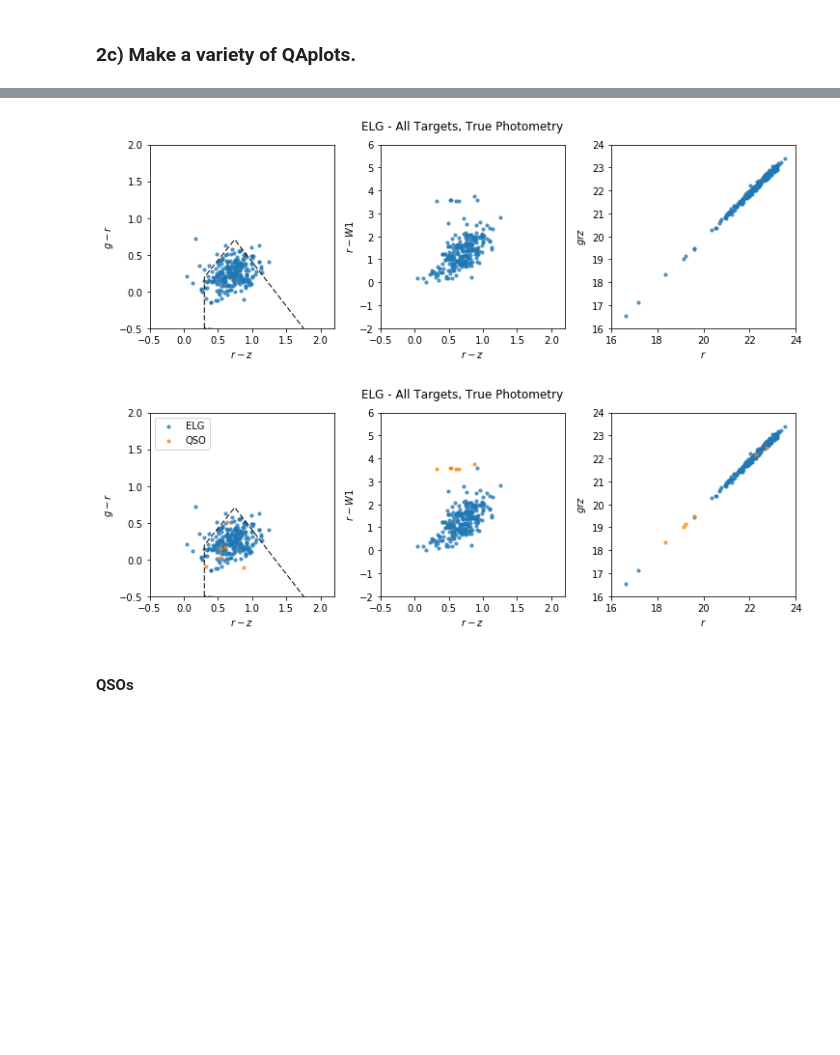
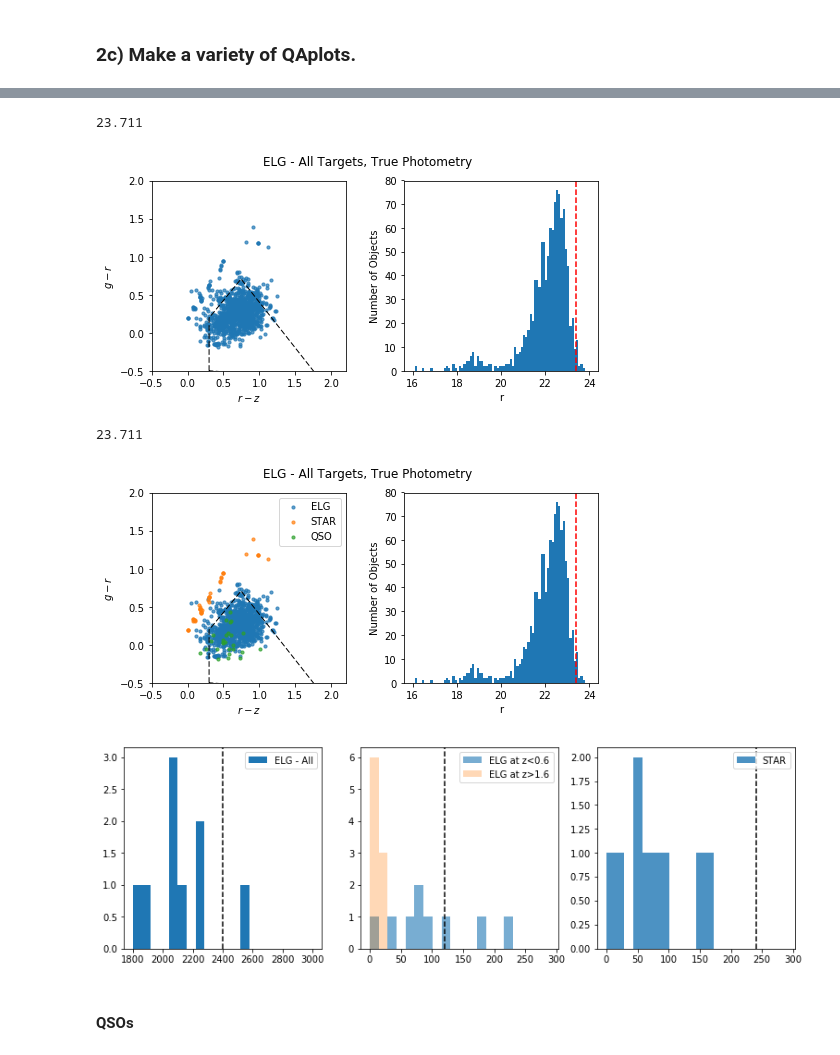
Before and after one commit to desihub/desitarget, a Jupyter notebook: doc/nb/mock-qa.ipynb, the cells around one changed output, grey strips where cells are left out. Cells and saved outputs as stored; diff of their text form; code cells hidden in the pictures; blank space fills up the shorter version.

```diff
--- a/doc/nb/mock-qa.ipynb
+++ b/doc/nb/mock-qa.ipynb
@@ -312,7 +314,8 @@ def build_targets_truth(prefix='qatargets', seed=123, nproc=3, verbose=True,
 # Specify root path and the (ra,dec) boundaries.
 prefix = 'qatargets'
 mockpath = os.path.join(os.getenv('DESI_ROOT'), 'datachallenge', prefix)
-radec_bounds = (203, 203.25, 0.125, 0.625)
+radec_bounds = (203, 203.75, 0.125, 0.875)
+bricksize = 0.25
 # %%
 # Build the mock catalogs.
 build_targets_truth(seed=123, bounds=radec_bounds, prefix=prefix)
@@ -417,2 +469,4 @@ INFO:<ipython-input-31-39fe683ca49b>:5:sanity_check_files: Sanity checking 2 tar
+# %%
+density = target_density(prefix, targets, truth)
 # %% [markdown]
 ### 2c) Make a variety of QAplots.
@@ -569,0 +661,29 @@ INFO:<ipython-input-32-26f6e3b92bf9>:10:read_targets_truth: Read 556 targets fro
+# %%
+def qaplot_elg_density(density):
+    """Visualize the ELG target densities, including contaminants."""
+    bins = 20
+    dens_all = 2400
+    dens_loz = dens_all*0.05
+    dens_hiz = dens_all*0.05
+    dens_star = dens_all*0.1
+    contam_range = (0, dens_star*1.2)
+
+    fig, ax = plt.subplots(1, 3, figsize=(13, 4))
+    ax[0].hist(density['ELG_TARGETS'], bins=bins, range=(dens_all-600, dens_all+600),
+               label=['ELG - All'])
+    ax[0].axvline(x=dens_all, ls='--', color='k')
+    ax[0].legend(loc='upper right')
+
+    ax[1].hist(density['ELG_IS_LOZ'], bins=bins, range=contam_range,
+               alpha=0.6, label=['ELG at z<0.6'],
+               ls='--', lw=2)
+    ax[1].hist(density['ELG_IS_HIZ'], bins=bins, range=contam_range,
+               alpha=0.3, label=['ELG at z>1.6'],
+               ls='-', lw=2)
+    ax[1].axvline(x=dens_loz, ls='--', color='k')
+    ax[1].legend(loc='upper right')
+
+    ax[2].hist(density['ELG_IS_STAR'], bins=bins, range=contam_range,
+               alpha=0.8, label=['STAR'])
+    ax[2].axvline(x=dens_star, ls='--', color='k')
+    ax[2].legend(loc='upper right')
@@ -579,13 +712,19 @@ qaplot_colorcolor(targets, objtype=objtype)
 # %%
 # All targets, true (noiseless) hpotometry.
-qaplot_colorcolor(targets, objtype=objtype, truth=truth)
+qaplot_elg_colormag(targets, truth=truth)
 # %% [output]
+23.711
-[figure, old version]
+[figure, new version]
 # %%
 # Contaminants.
-qaplot_colorcolor(targets, objtype=objtype, truth=truth, contam=['ELG', 'STAR', 'QSO'])
+qaplot_elg_colormag(targets, truth=truth, contam=['ELG', 'STAR', 'QSO'])
 # %% [output]
+23.711
-[figure, old version]
+[figure, new version]
+# %%
+qaplot_elg_density(density)
+# %% [output]
+[figure, added]
 # %% [markdown]
 #### QSOs
 # %%
```
Also changed, not shown: parts of 28 cells of this notebook, 2 other files.
